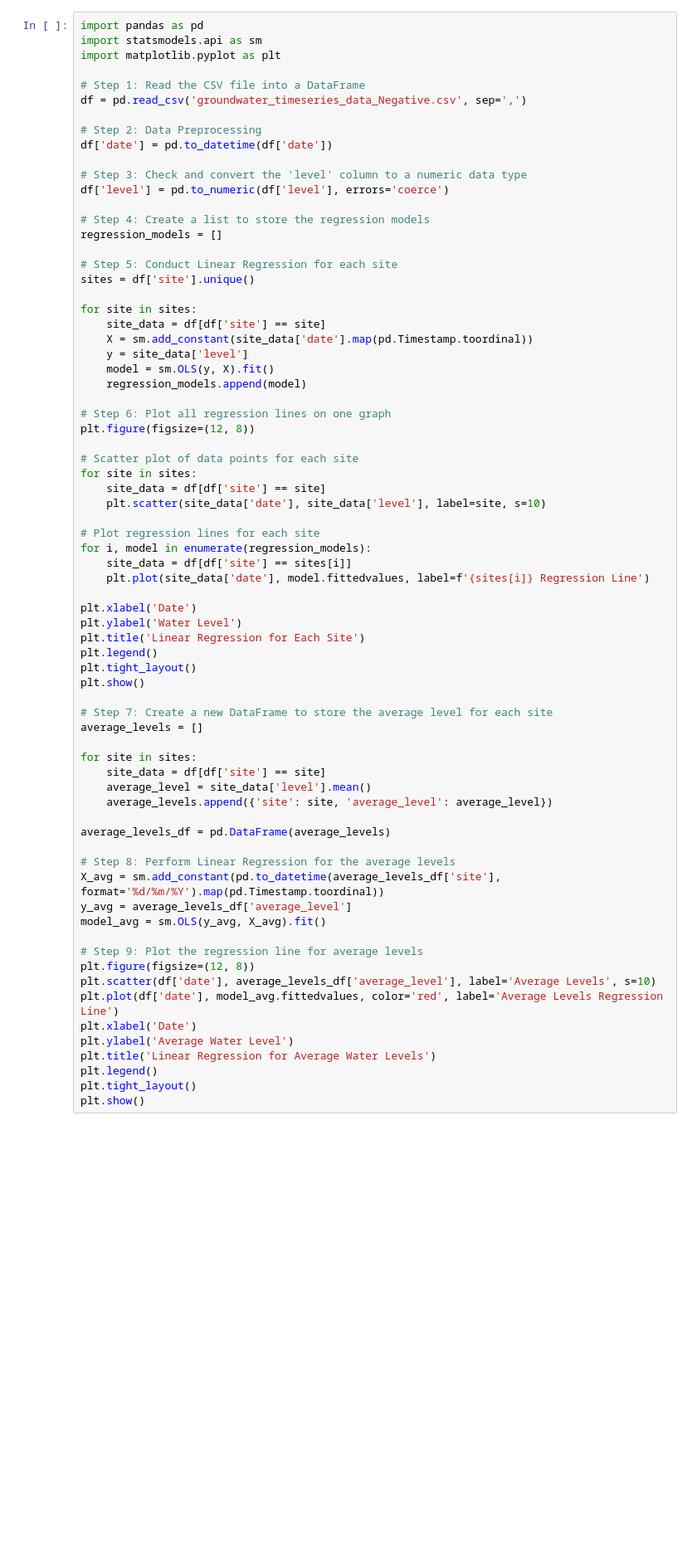
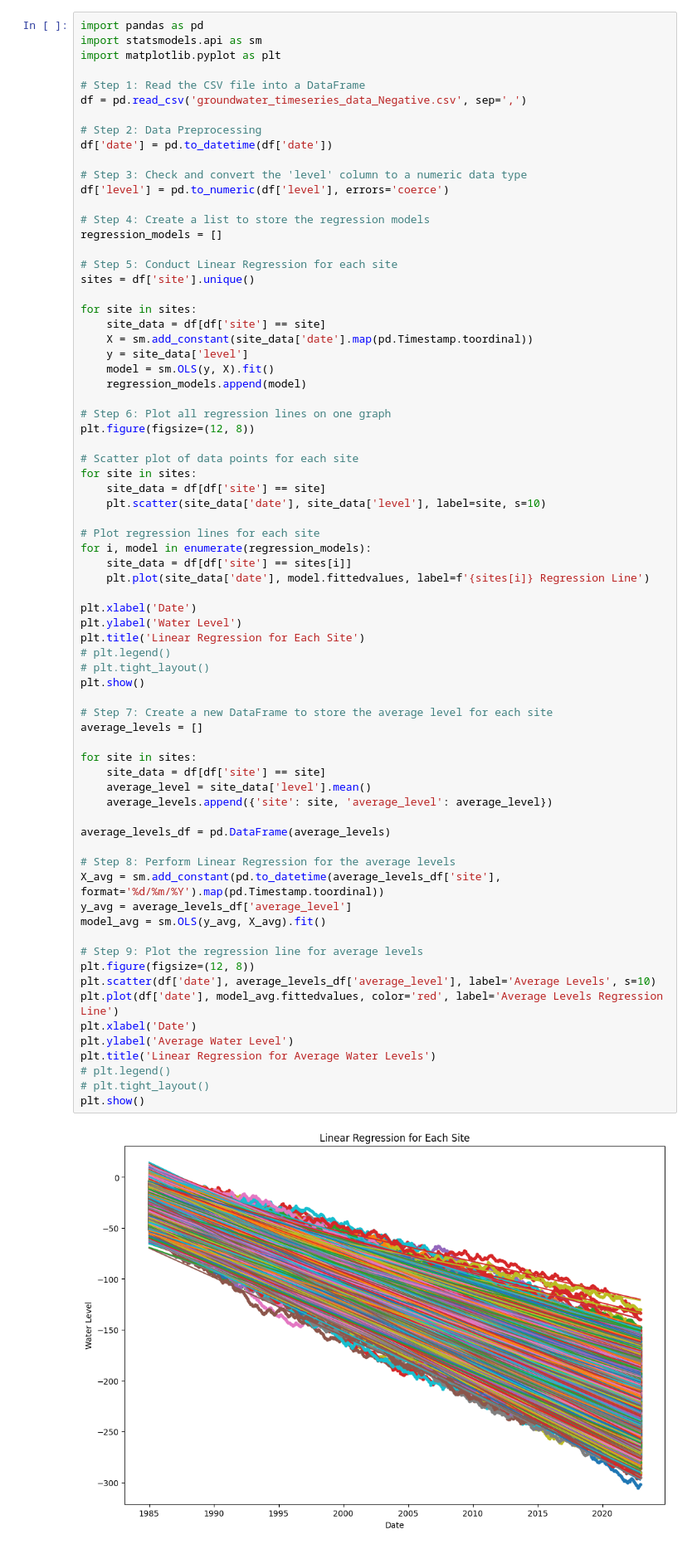
Before and after one commit to WhatsThisClint/Thesis, a Jupyter notebook: 0_Tests/Untitled.ipynb, the cells around one changed output. Shown: that part at 83% size. Cells and saved outputs as stored; diff of their text form; blank space fills up the shorter version.

Commit message:
Modified Algorithm for the Regression graphs

```diff
--- a/0_Tests/Untitled.ipynb
+++ b/0_Tests/Untitled.ipynb
@@ -39,34 +39,36 @@ for i, model in enumerate(regression_models):
     plt.plot(site_data['date'], model.fittedvalues, label=f'{sites[i]} Regression Line')
 
 plt.xlabel('Date')
 plt.ylabel('Water Level')
 plt.title('Linear Regression for Each Site')
-plt.legend()
-plt.tight_layout()
+# plt.legend()
+# plt.tight_layout()
 plt.show()
 
 # Step 7: Create a new DataFrame to store the average level for each site
 average_levels = []
 
 for site in sites:
     site_data = df[df['site'] == site]
     average_level = site_data['level'].mean()
     average_levels.append({'site': site, 'average_level': average_level})
 
 average_levels_df = pd.DataFrame(average_levels)
 
 # Step 8: Perform Linear Regression for the average levels
 X_avg = sm.add_constant(pd.to_datetime(average_levels_df['site'], format='%d/%m/%Y').map(pd.Timestamp.toordinal))
 y_avg = average_levels_df['average_level']
 model_avg = sm.OLS(y_avg, X_avg).fit()
 
 # Step 9: Plot the regression line for average levels
 plt.figure(figsize=(12, 8))
 plt.scatter(df['date'], average_levels_df['average_level'], label='Average Levels', s=10)
 plt.plot(df['date'], model_avg.fittedvalues, color='red', label='Average Levels Regression Line')
 plt.xlabel('Date')
 plt.ylabel('Average Water Level')
 plt.title('Linear Regression for Average Water Levels')
-plt.legend()
-plt.tight_layout()
+# plt.legend()
+# plt.tight_layout()
 plt.show()
+# %% [output]
+[figure, added]
```
Also changed, not shown: parts of 1 cell of this notebook, 5 other files.
